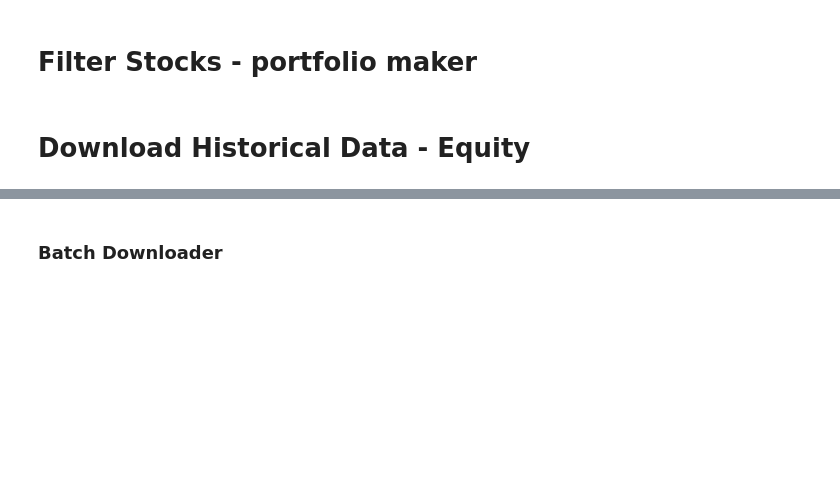
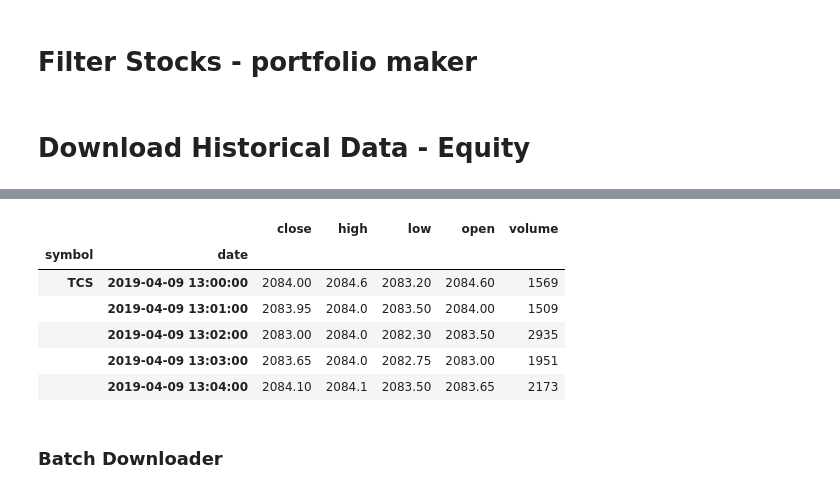
Before and after one commit to suhansaha/freedom, a Jupyter notebook: KiteConnect.ipynb, the cells around one changed output, grey strips where cells are left out. Drawn from its saved outputs; the diff is of its cells as text; code cells hidden in the pictures; blank space fills up the shorter version.

Commit message:
Integration with live trading stream

```diff
--- a/KiteConnect.ipynb
+++ b/KiteConnect.ipynb
@@ -7,13 +7,13 @@ import warnings
 import time
 import datetime
 
-warnings.filterwarnings('ignore')
+#warnings.filterwarnings('ignore')
 
 exchange = 'NSE'
 symbol = "HDFC"
 
-#today = dt.datetime.now()
-today = datetime.datetime(2019, 4, 8, 15, 45, 0)
+today = datetime.datetime.now()
+#today = datetime.datetime(2019, 4, 8, 15, 45, 0)
 
 #configuration for downloading data
 days = 2 * 365
@@ -22,7 +22,7 @@ toDate = today
 fromDate = toDate - datetime.timedelta(days = days)
 freq = '1min'
 
-mode = "Backtesting" # Backtesting/Live
+mode = "Live" # Backtesting/Live
 offline = True
 if mode =="Live":
     offline = False
@@ -97,7 +103,7 @@ midcap50 = pd.read_csv("data/ind_niftymidcap50list.csv")
 downloadlist = nifty50['Symbol']
 industry = niftynext50['Industry'].unique()
 # %%
-portfolio = pd.DataFrame(['HDFC', 'SBIN', 'TCS', 'RIIL', 'BHARTIARTL', 'ADANIPORTS', 'DRREDDY'])
+portfolio = pd.DataFrame(['HDFC', 'RIIL', 'TCS'])
 portfolioToken = portfolio[0].apply(EQTOKEN)
 # %% [markdown]
 # Download Historical Data - Equity
@@ -111,0 +118,20 @@ if offline != True:
+# %%
+def portfolioDownload(stocklist, toDate):
+    stocklist_df = pd.DataFrame()
+    for index, row in stocklist.iterrows():
+        symbol = row[0]
+        print("Downloading data for: "+symbol)
+        temp_data = downloadData(symbol,  toDate - dt.timedelta(days = 1), toDate)
+        temp_data['symbol'] = symbol
+        temp_data.set_index(['symbol',temp_data.index], inplace=True)
+        #print(temp_data)
+        stocklist_df = stocklist_df.append(temp_data)
+
+    #print(stocklist_df)
+    return stocklist_df
+
+portfolio_df = pd.DataFrame()
+portfolio_df = portfolioDownload(portfolio, today)
+portfolio_df.to_hdf('kite_data/kite_data.h5', key="portfolio",mode='a')
+
+#portfolio_df.loc['HDFC']
@@ -112,3 +148,13 @@ if offline != True:
+# %%
+portfolio_df.tail()
+# %% [output]
+|  |  | close | high | low | open | volume |
+| symbol | date |  |  |  |  |  |
+| TCS | 2019-04-09 13:00:00 | 2084.00 | 2084.6 | 2083.20 | 2084.60 | 1569 |
+|  | 2019-04-09 13:01:00 | 2083.95 | 2084.0 | 2083.50 | 2084.00 | 1509 |
+|  | 2019-04-09 13:02:00 | 2083.00 | 2084.0 | 2082.30 | 2083.50 | 2935 |
+|  | 2019-04-09 13:03:00 | 2083.65 | 2084.0 | 2082.75 | 2083.00 | 1951 |
+|  | 2019-04-09 13:04:00 | 2084.10 | 2084.1 | 2083.50 | 2083.65 | 2173 |
 # %% [markdown]
 ### Batch Downloader
 # %%
```
Also changed, not shown: parts of 29 cells of this notebook.
